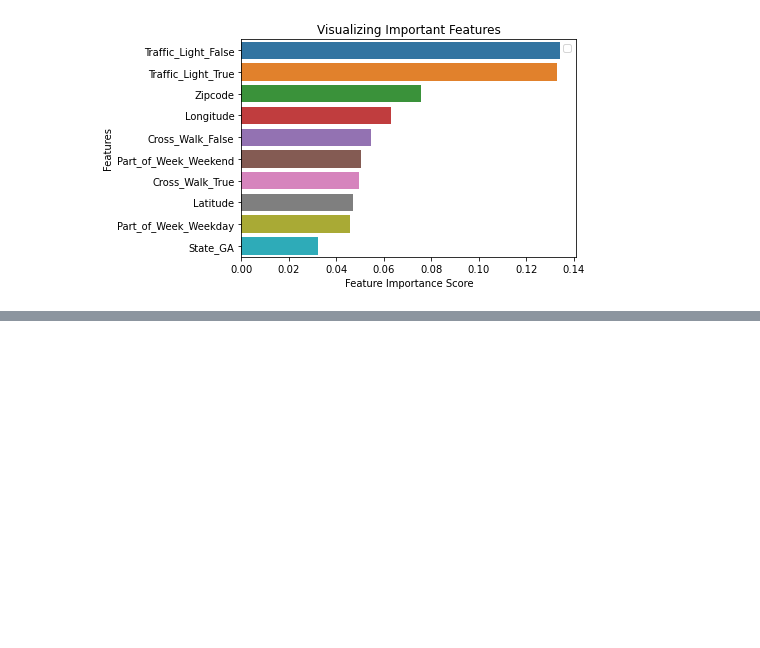
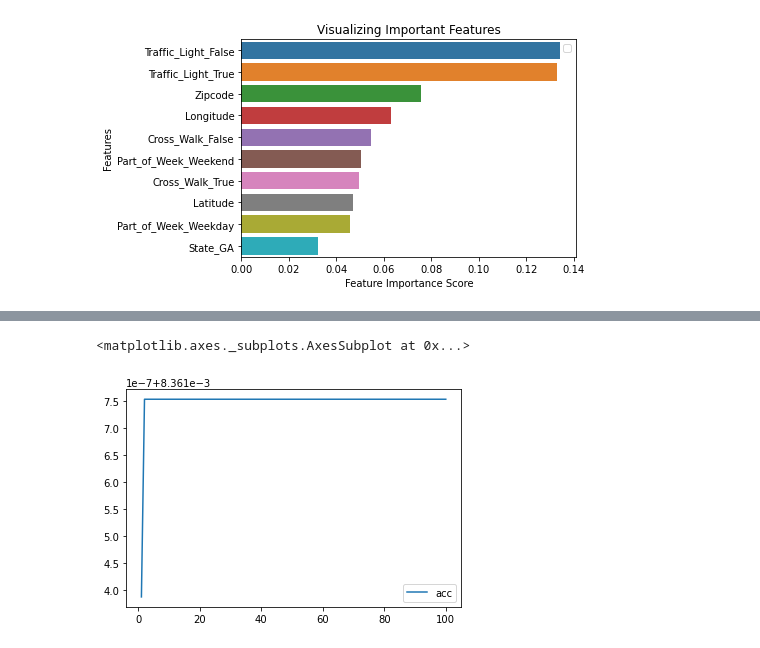
Before and after one commit to rlau929/final, a Jupyter notebook: Machine_Learning.ipynb, the cells around one changed output, grey strips where cells are left out. Drawn from its saved outputs; the diff is of its cells as text; code cells hidden in the pictures; blank space fills up the shorter version.

```diff
--- a/Machine_Learning.ipynb
+++ b/Machine_Learning.ipynb
@@ -253,0 +366,6 @@ No handles with labels found to put in legend.
+# %%
+# Plot the loss
+df_plot.plot(y="acc")
+# %% [output]
+<matplotlib.axes._subplots.AxesSubplot at 0x...>
+[figure, added]
```
Also changed, not shown: parts of 27 cells of this notebook.
